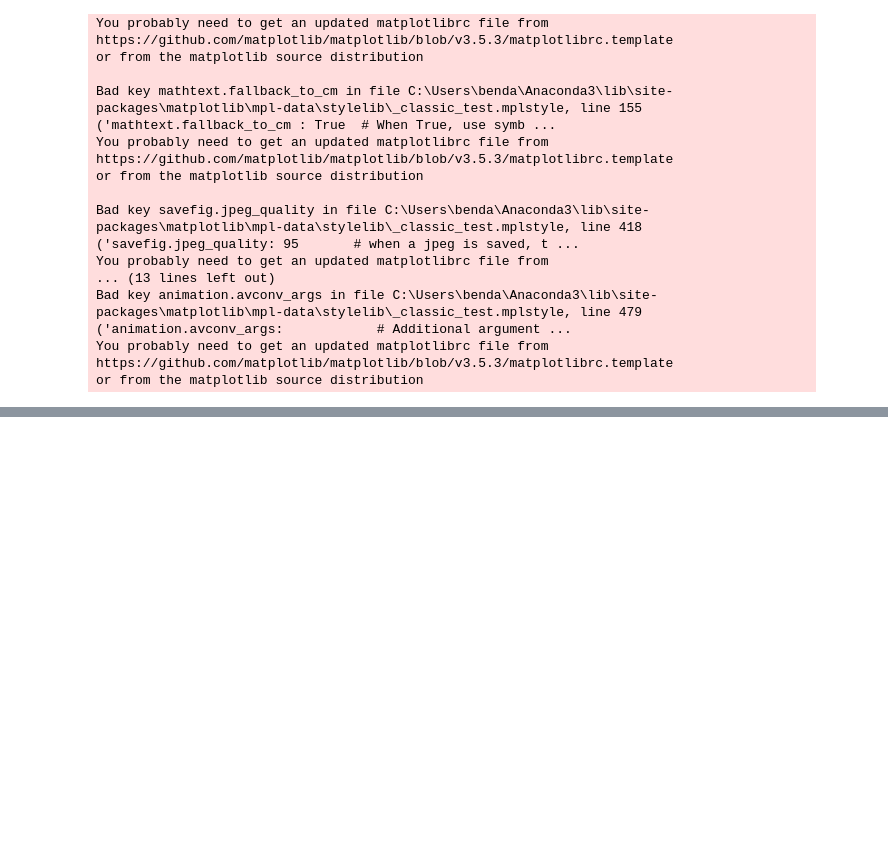
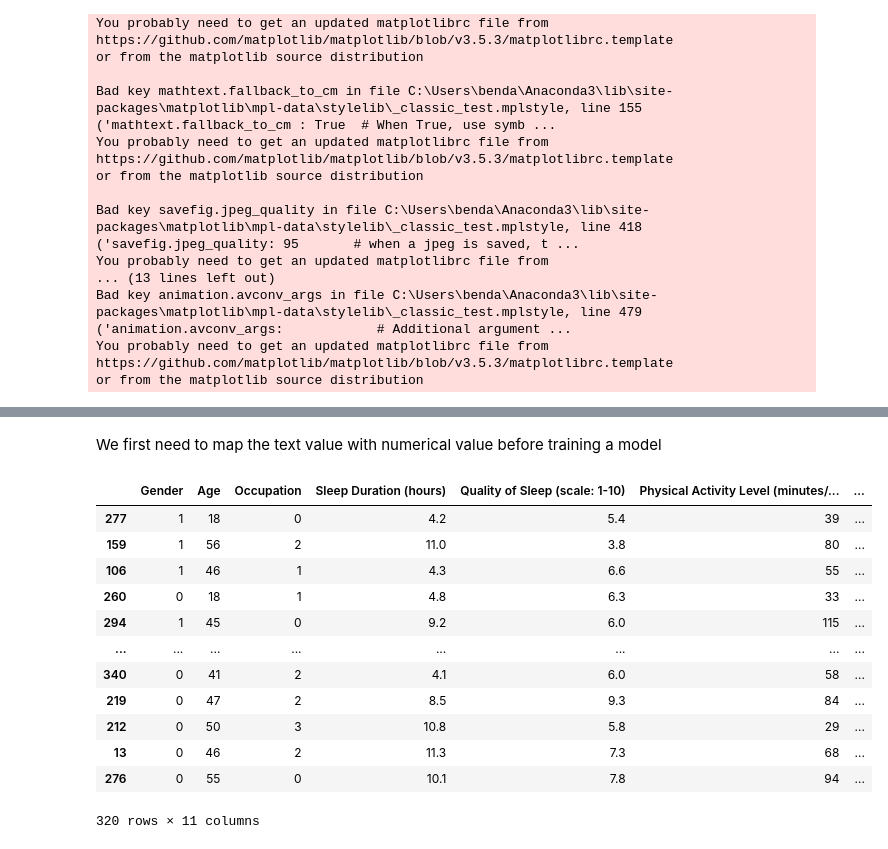
Before and after one commit to BeanMakes/Investigation-on-sleep-disorder, a Jupyter notebook: Sleep disorder Notebook.ipynb, the cells around one changed output, grey strips where cells are left out. Drawn from its saved outputs; the diff is of its cells as text; code cells hidden in the pictures; blank space fills up the shorter version.

```diff
--- a/Sleep disorder Notebook.ipynb
+++ b/Sleep disorder Notebook.ipynb
@@ -150,0 +172,28 @@ Text(0, 0.5, 'BMI Category')
+# %% [markdown]
+We first need to map the text value with numerical value before training a model
+# %%
+mapping_heading = ["Gender","Occupation", "BMI Category", "Blood Pressure (systolic/diastolic)", "Sleep Disorder"]
+for heading in mapping_heading:
+    mapping = {item:i for i, item in enumerate(df[heading].unique())}
+    df[heading] = df[heading].apply(lambda x: mapping[x])
+# %%
+train, test = train_test_split(df, test_size=0.2)
+# %%
+x_train, y_train = train.iloc[:, 1:-1], train.iloc[:,-1]
+x_test, y_test = test.iloc[:, 1:-1], test.iloc[:,-1]
+# %%
+x_train
+# %% [output]
+|  | Gender | Age | Occupation | Sleep Duration (hours) | Quality of Sleep (scale: 1-10) | Physical Activity Level (minutes/... | ... |
+| 277 | 1 | 18 | 0 | 4.2 | 5.4 | 39 | ... |
+| 159 | 1 | 56 | 2 | 11.0 | 3.8 | 80 | ... |
+| 106 | 1 | 46 | 1 | 4.3 | 6.6 | 55 | ... |
+| 260 | 0 | 18 | 1 | 4.8 | 6.3 | 33 | ... |
+| 294 | 1 | 45 | 0 | 9.2 | 6.0 | 115 | ... |
+| ... | ... | ... | ... | ... | ... | ... | ... |
+| 340 | 0 | 41 | 2 | 4.1 | 6.0 | 58 | ... |
+| 219 | 0 | 47 | 2 | 8.5 | 9.3 | 84 | ... |
+| 212 | 0 | 50 | 3 | 10.8 | 5.8 | 29 | ... |
+| 13 | 0 | 46 | 2 | 11.3 | 7.3 | 68 | ... |
+| 276 | 0 | 55 | 0 | 10.1 | 7.8 | 94 | ... |
+320 rows × 11 columns
```
Also changed, not shown: parts of 15 cells of this notebook.
